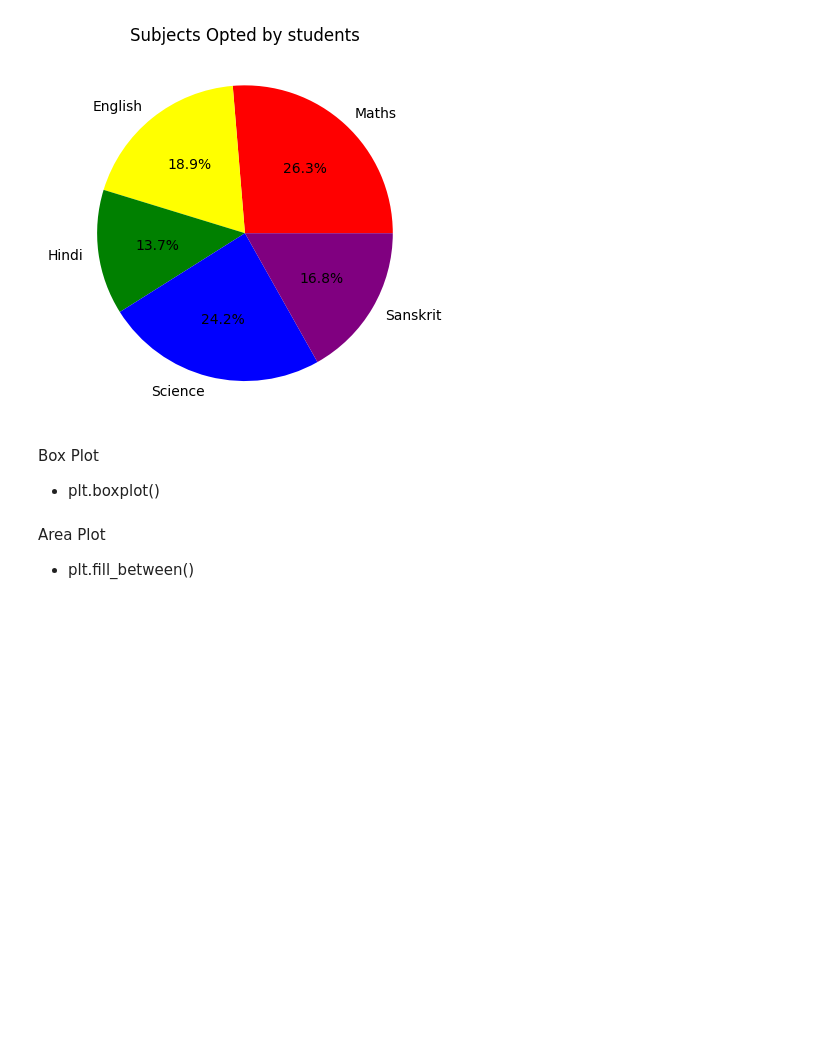
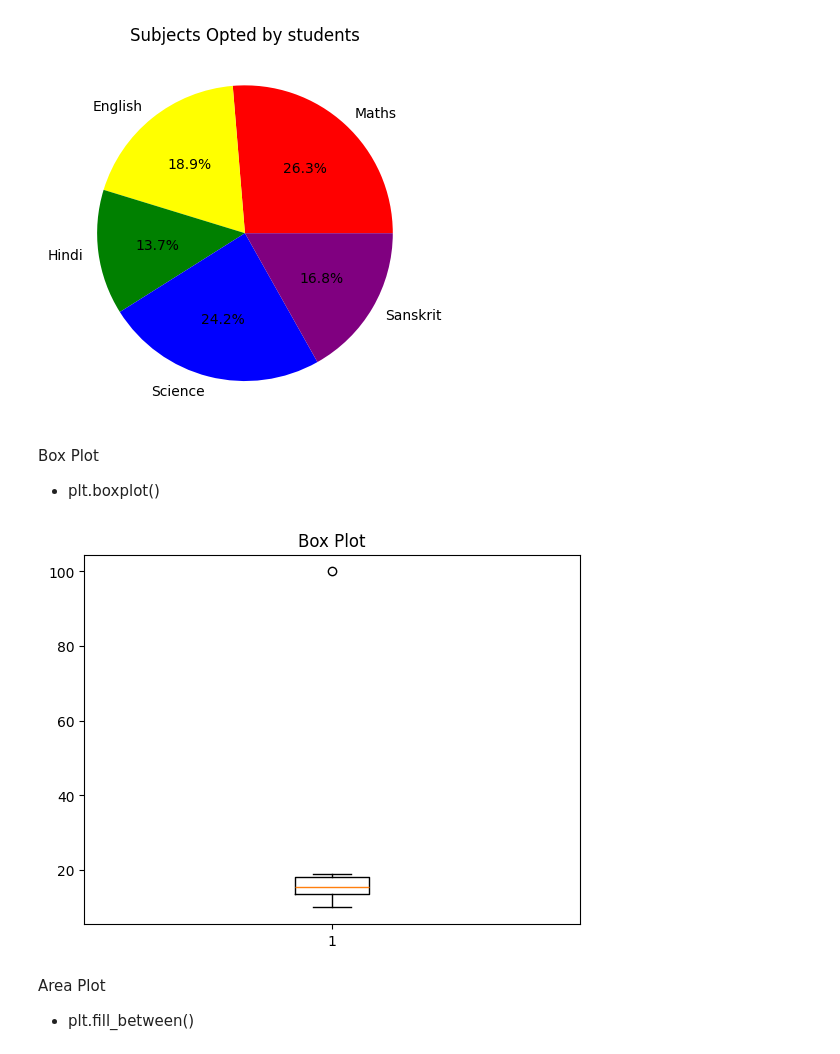
Before and after one commit to Chandni-R53/Data-Science-Fundamentals, a Jupyter notebook: matplotlib/matplotlib_basics.ipynb, the cells around one changed output. Cells and saved outputs as stored; diff of their text form; code cells hidden in the pictures; blank space fills up the shorter version.

Commit message:
Add matplotlib boxplot, area plot, subplots basics

```diff
--- a/matplotlib/matplotlib_basics.ipynb
+++ b/matplotlib/matplotlib_basics.ipynb
@@ -89,6 +89,13 @@ plt.show()
 # %% [markdown]
 Box Plot
 - plt.boxplot()
+# %%
+data = [10,12,14,15,16,18,19,100]
+plt.boxplot(data)
+plt.title('Box Plot')
+plt.show()
+# %% [output]
+[figure, added]
 # %% [markdown]
 Area Plot
 - plt.fill_between()
```
Also changed, not shown: parts of 7 cells of this notebook, 1 other file.
